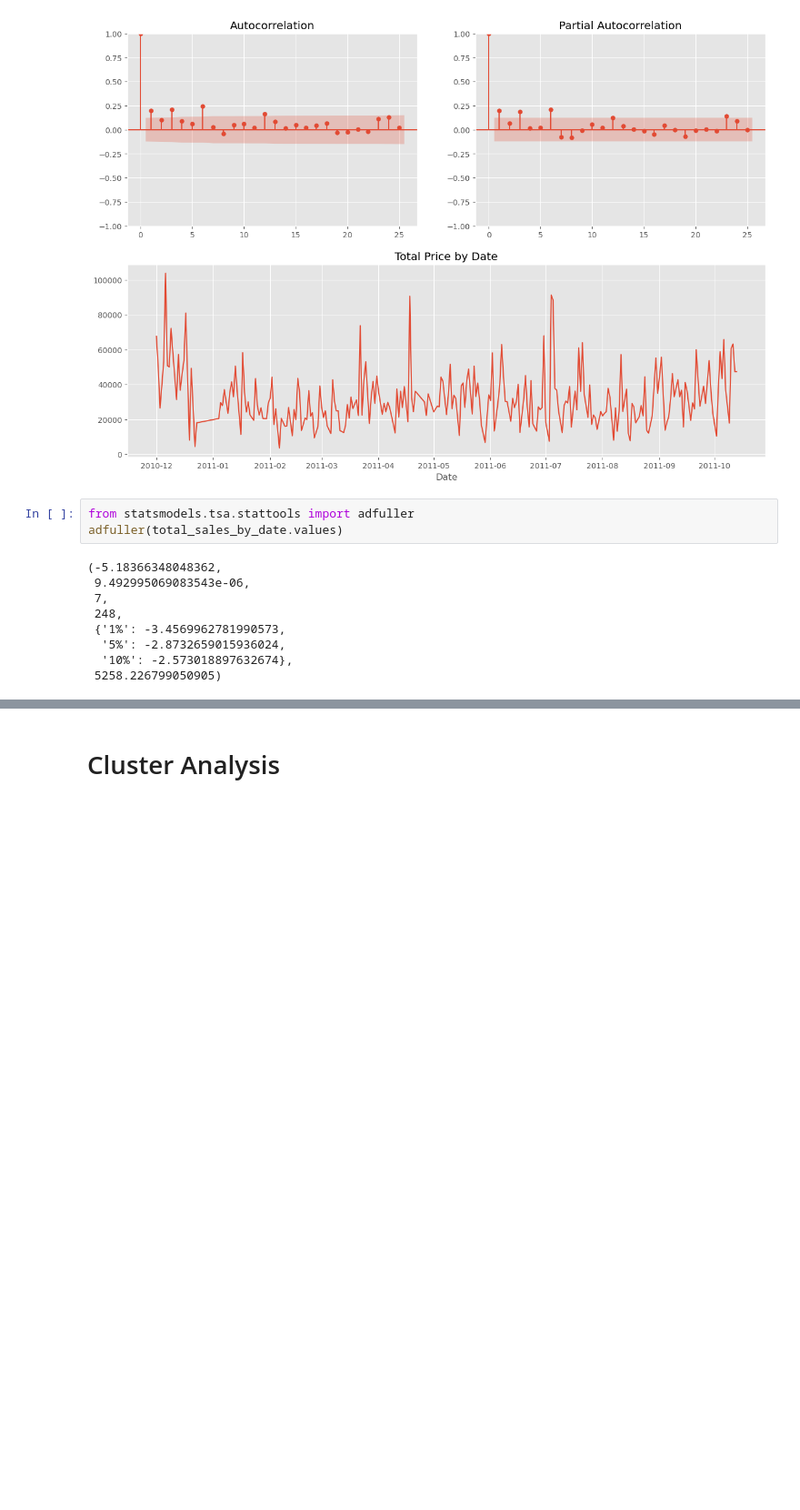
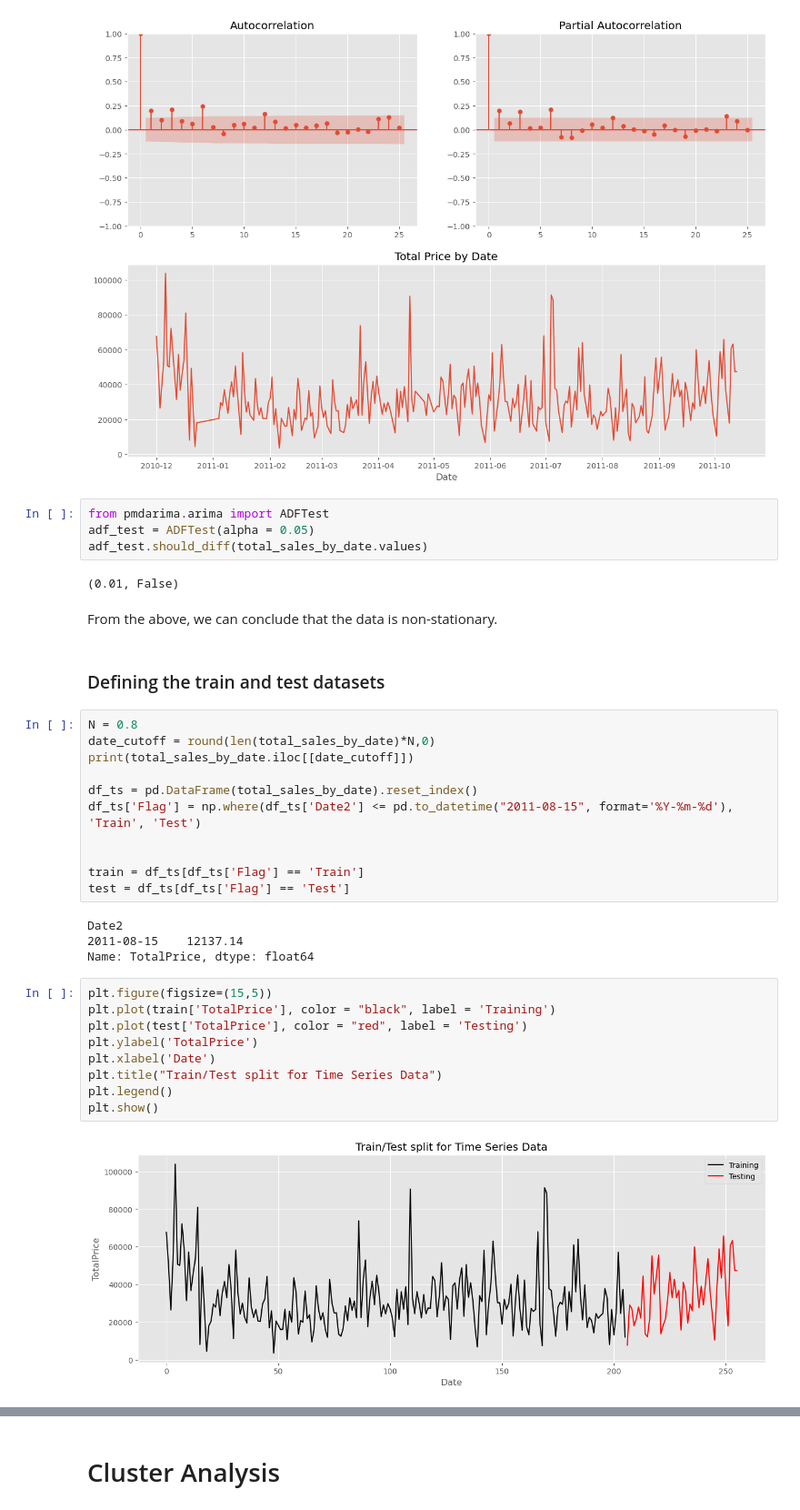
Before and after one commit to ArthurCLM/E-COMMERCE_ANALYSIS, a Jupyter notebook: EDA_E-COMMERCE.ipynb, the cells around one changed output, grey strips where cells are left out. Shown at 91% size. Drawn from its saved outputs; the diff is of its cells as text; blank space fills up the shorter version.

```diff
--- a/EDA_E-COMMERCE.ipynb
+++ b/EDA_E-COMMERCE.ipynb
@@ -800,15 +802,39 @@ ax3.set_xlabel('Date')
 plt.show()
 # %% [output]
 [figure]
-# %%
-from statsmodels.tsa.stattools import adfuller
-adfuller(total_sales_by_date.values)
-# %% [output]
-(-5.18366348048362,
- 9.492995069083543e-06,
- 7,
- 248,
- {'1%': -3.4569962781990573,
-  '5%': -2.8732659015936024,
-  '10%': -2.573018897632674},
- 5258.226799050905)
+# %%
+from pmdarima.arima import ADFTest
+adf_test = ADFTest(alpha = 0.05)
+adf_test.should_diff(total_sales_by_date.values)
+# %% [output]
+(0.01, False)
+# %% [markdown]
+From the above, we can conclude that the data is non-stationary.
+# %% [markdown]
+### Defining the train and test datasets
+# %%
+N = 0.8
+date_cutoff = round(len(total_sales_by_date)*N,0)
+print(total_sales_by_date.iloc[[date_cutoff]])
+
+df_ts = pd.DataFrame(total_sales_by_date).reset_index()
+df_ts['Flag'] = np.where(df_ts['Date2'] <= pd.to_datetime("2011-08-15", format='%Y-%m-%d'), 'Train', 'Test')
+
+
+train = df_ts[df_ts['Flag'] == 'Train']
+test = df_ts[df_ts['Flag'] == 'Test']
+# %% [output]
+Date2
+2011-08-15    12137.14
+Name: TotalPrice, dtype: float64
+# %%
+plt.figure(figsize=(15,5))
+plt.plot(train['TotalPrice'], color = "black", label = 'Training')
+plt.plot(test['TotalPrice'], color = "red", label = 'Testing')
+plt.ylabel('TotalPrice')
+plt.xlabel('Date')
+plt.title("Train/Test split for Time Series Data")
+plt.legend()
+plt.show()
+# %% [output]
+[figure, added]
```
Also changed, not shown: parts of 20 cells of this notebook.
